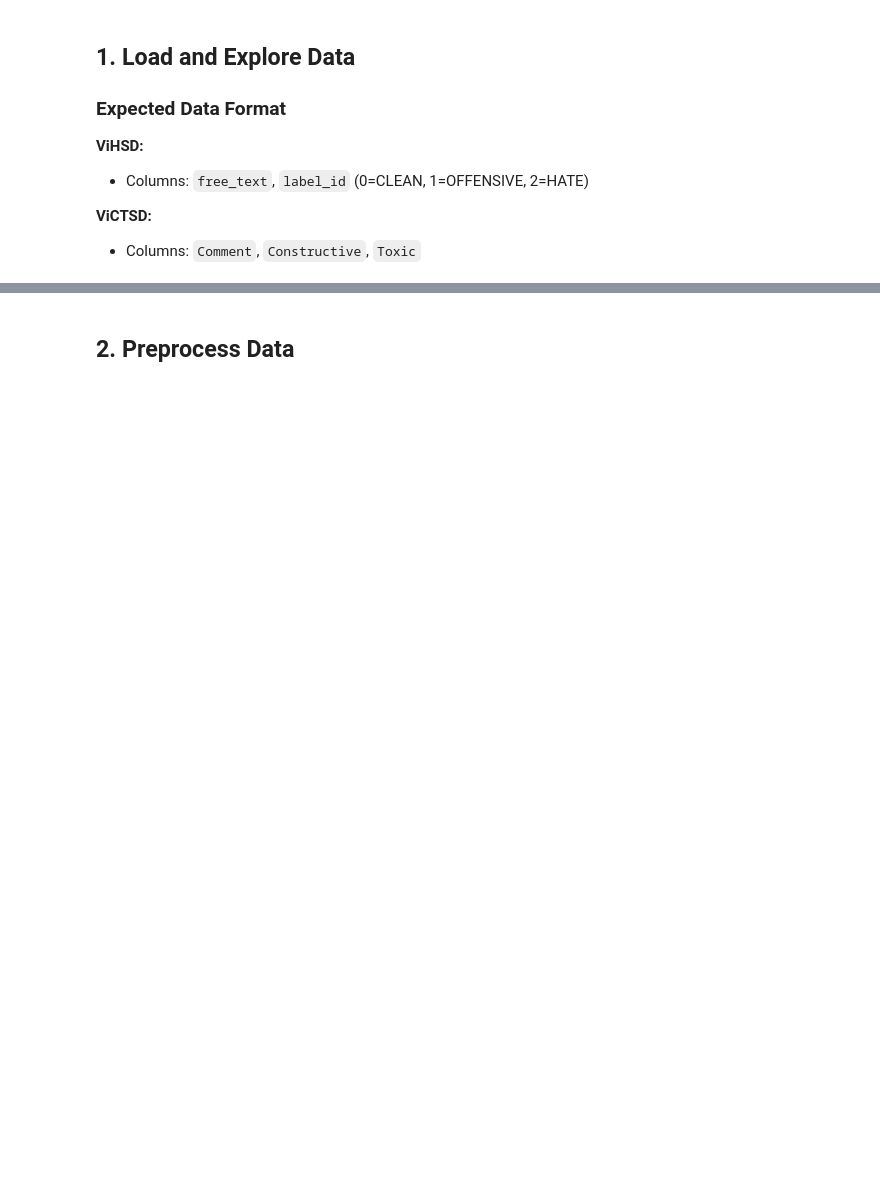
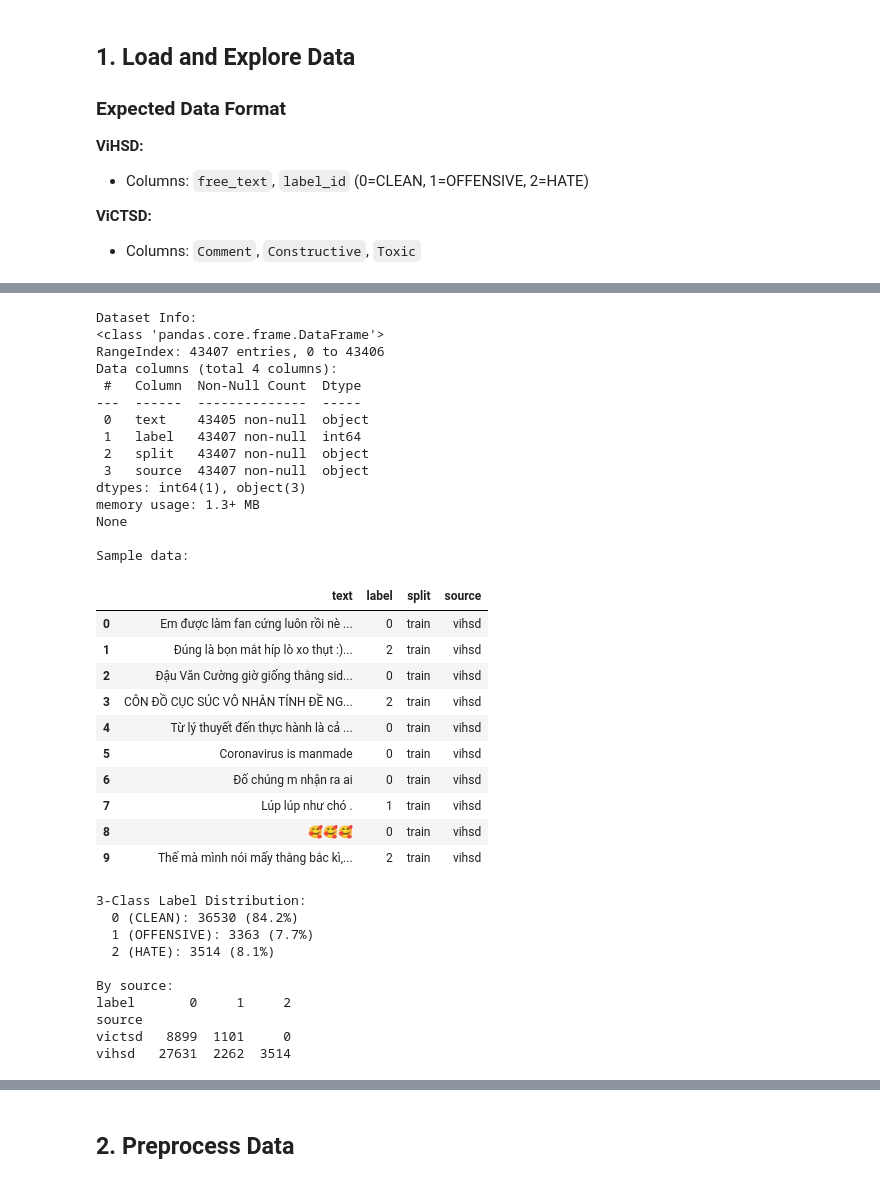
Before and after one commit to octguy/learniverse, a Jupyter notebook: notebooks/train_bilstm.ipynb, the cells around one changed output, grey strips where cells are left out. Cells and saved outputs as stored; diff of their text form; code cells hidden in the pictures; blank space fills up the shorter version.

```diff
--- a/notebooks/train_bilstm.ipynb
+++ b/notebooks/train_bilstm.ipynb
@@ -103,6 +123,7 @@ def load_vihsd(data_path: Path) -> pd.DataFrame:
     """
     Load ViHSD dataset.
     Expected files: vihsd_train.csv, vihsd_dev.csv, vihsd_test.csv
+    Labels: 0=CLEAN, 1=OFFENSIVE, 2=HATE (3-class classification)
     """
     dfs = []
 
@@ -124,13 +145,9 @@ def load_vihsd(data_path: Path) -> pd.DataFrame:
     # Rename columns to standard format
     combined = combined.rename(columns={
         'free_text': 'text',
-        'label_id': 'label'
+        'label_id': 'label'  # Keep original: 0=CLEAN, 1=OFFENSIVE, 2=HATE
     })
 
-    # Map labels: 0=CLEAN, 1=OFFENSIVE, 2=HATE
-    # Our labels: toxic_offensive (1 or 2), hate_speech (2 only)
-    combined['toxic_offensive'] = (combined['label'] >= 1).astype(int)
-    combined['hate_speech'] = (combined['label'] == 2).astype(int)
     combined['source'] = 'vihsd'
 
     return combined
@@ -140,6 +157,8 @@ def load_victsd(data_path: Path) -> pd.DataFrame:
     """
     Load UIT-ViCTSD dataset.
     Expected files: victsd_train.csv, victsd_dev.csv, victsd_test.csv
+    Columns: Comment, Constructiveness, Toxicity, Title, Topic
+    Maps Toxicity to OFFENSIVE (label=1) to match ViHSD format
     """
     dfs = []
 
@@ -158,14 +177,19 @@ def load_victsd(data_path: Path) -> pd.DataFrame:
 
     combined = pd.concat(dfs, ignore_index=True)
 
+    # Print columns for debugging
+    print(f"ViCTSD columns: {combined.columns.tolist()}")
+
     # Rename columns to standard format
     combined = combined.rename(columns={
         'Comment': 'text',
-        'Toxic': 'toxic_offensive'
+        'Toxicity': 'toxicity'
     })
 
-    # ViCTSD doesn't have hate_speech, set to 0
-    combined['hate_speech'] = 0
+    # Map ViCTSD toxicity to 3-class labels
+    # toxicity=0 → CLEAN (0), toxicity=1 → OFFENSIVE (1)
+    # ViCTSD doesn't have hate speech, so max label is 1
+    combined['label'] = combined['toxicity'].astype(int)
     combined['source'] = 'victsd'
 
     return combined
@@ -196,18 +241,58 @@ else:
 # %%
 # Explore data
 if df is not None:
     print("Dataset Info:")
     print(df.info())
 
     print("\nSample data:")
     display(df.head(10))
 
-    print("\nLabel distribution:")
-    print(f"toxic_offensive: {df['toxic_offensive'].value_counts().to_dict()}")
-    print(f"hate_speech: {df['hate_speech'].value_counts().to_dict()}")
+    print("\n3-Class Label Distribution:")
+    label_counts = df['label'].value_counts().sort_index()
+    for label_val, count in label_counts.items():
+        label_name = ['CLEAN', 'OFFENSIVE', 'HATE'][label_val]
+        pct = (count / len(df)) * 100
+        print(f"  {label_val} ({label_name}): {count} ({pct:.1f}%)")
 
     print("\nBy source:")
-    print(df.groupby('source')[['toxic_offensive', 'hate_speech']].sum())
+    print(df.groupby('source')['label'].value_counts().unstack(fill_value=0))
+# %% [output]
+Dataset Info:
+<class 'pandas.core.frame.DataFrame'>
+RangeIndex: 43407 entries, 0 to 43406
+Data columns (total 4 columns):
+ #   Column  Non-Null Count  Dtype
+---  ------  --------------  -----
+ 0   text    43405 non-null  object
+ 1   label   43407 non-null  int64
+ 2   split   43407 non-null  object
+ 3   source  43407 non-null  object
+dtypes: int64(1), object(3)
+memory usage: 1.3+ MB
+None
+
+Sample data:
+|  | text | label | split | source |
+| 0 | Em được làm fan cứng luôn rồi nè ... | 0 | train | vihsd |
+| 1 | Đúng là bọn mắt híp lò xo thụt :)... | 2 | train | vihsd |
+| 2 | Đậu Văn Cường giờ giống thằng sid... | 0 | train | vihsd |
+| 3 | CÔN ĐỒ CỤC SÚC VÔ NHÂN TÍNH ĐỀ NG... | 2 | train | vihsd |
+| 4 | Từ lý thuyết đến thực hành là cả ... | 0 | train | vihsd |
+| 5 | Coronavirus is manmade | 0 | train | vihsd |
+| 6 | Đố chúng m nhận ra ai | 0 | train | vihsd |
+| 7 | Lúp lúp như chó . | 1 | train | vihsd |
+| 8 | 🥰🥰🥰 | 0 | train | vihsd |
+| 9 | Thế mà mình nói mấy thằng bắc kì,... | 2 | train | vihsd |
+3-Class Label Distribution:
+  0 (CLEAN): 36530 (84.2%)
+  1 (OFFENSIVE): 3363 (7.7%)
+  2 (HATE): 3514 (8.1%)
+
+By source:
+label       0     1     2
+source
+victsd   8899  1101     0
+vihsd   27631  2262  3514
 # %%
 # Visualize label distribution
 if df is not None:
```
Also changed, not shown: parts of 31 cells of this notebook, 6 other files.
